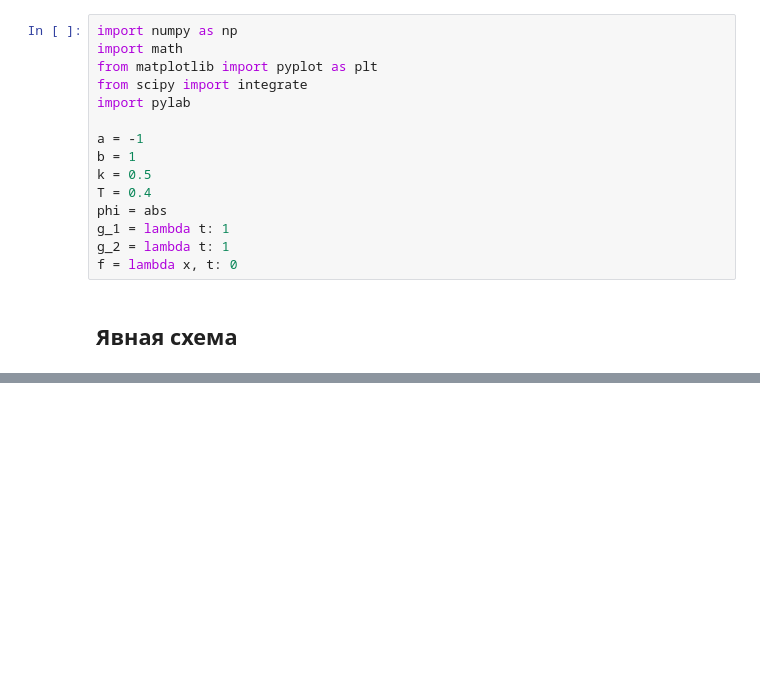
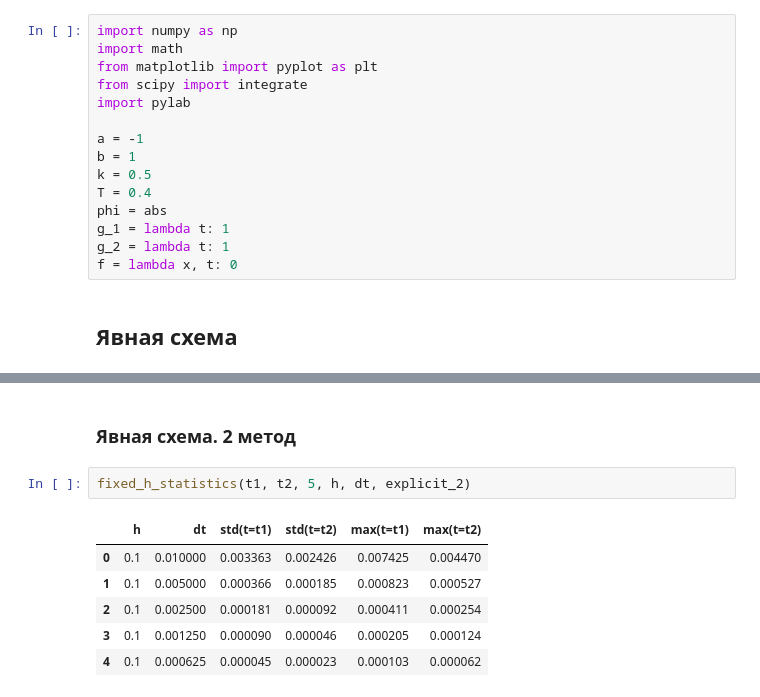
Before and after one commit to edadasko/numerical_analysis, a Jupyter notebook: lab_4.ipynb, the cells around one changed output, grey strips where cells are left out. Cells and saved outputs as stored; diff of their text form; blank space fills up the shorter version.

```diff
--- a/lab_4.ipynb
+++ b/lab_4.ipynb
@@ -136,0 +276,11 @@ show_plots(x_row, A)
+# %% [markdown]
+### Явная схема. 2 метод
+# %%
+fixed_h_statistics(t1, t2, 5, h, dt, explicit_2)
+# %% [output]
+|  | h | dt | std(t=t1) | std(t=t2) | max(t=t1) | max(t=t2) |
+| 0 | 0.1 | 0.010000 | 0.003363 | 0.002426 | 0.007425 | 0.004470 |
+| 1 | 0.1 | 0.005000 | 0.000366 | 0.000185 | 0.000823 | 0.000527 |
+| 2 | 0.1 | 0.002500 | 0.000181 | 0.000092 | 0.000411 | 0.000254 |
+| 3 | 0.1 | 0.001250 | 0.000090 | 0.000046 | 0.000205 | 0.000124 |
+| 4 | 0.1 | 0.000625 | 0.000045 | 0.000023 | 0.000103 | 0.000062 |
```
Also changed, not shown: parts of 36 cells of this notebook.
